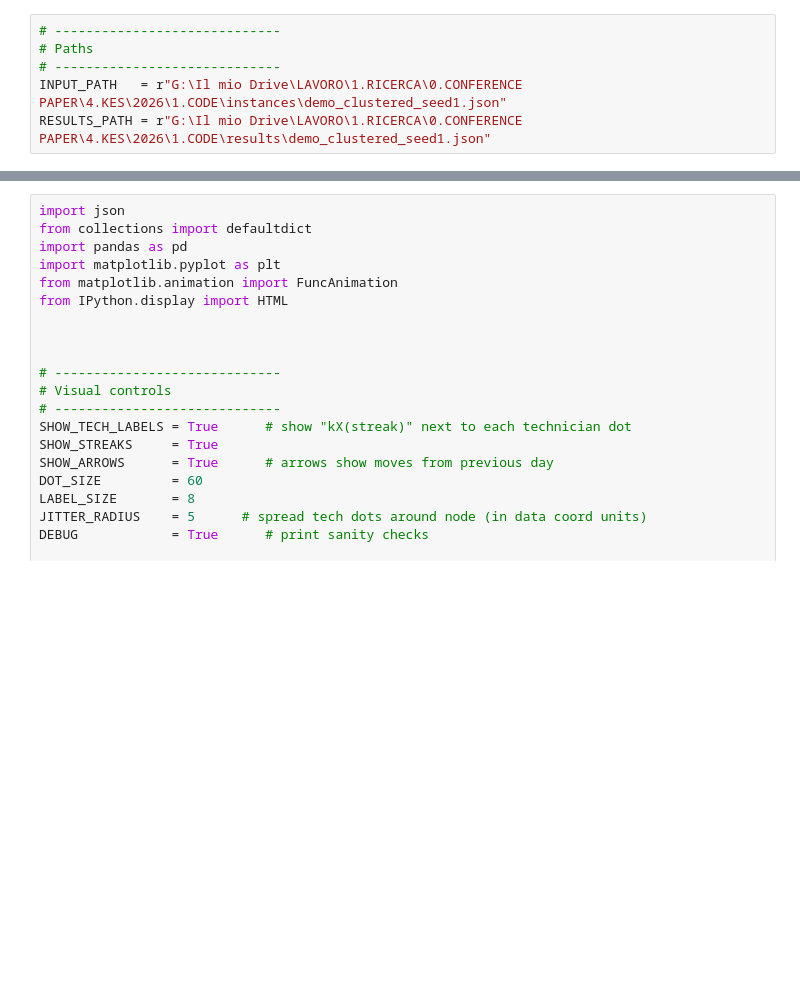
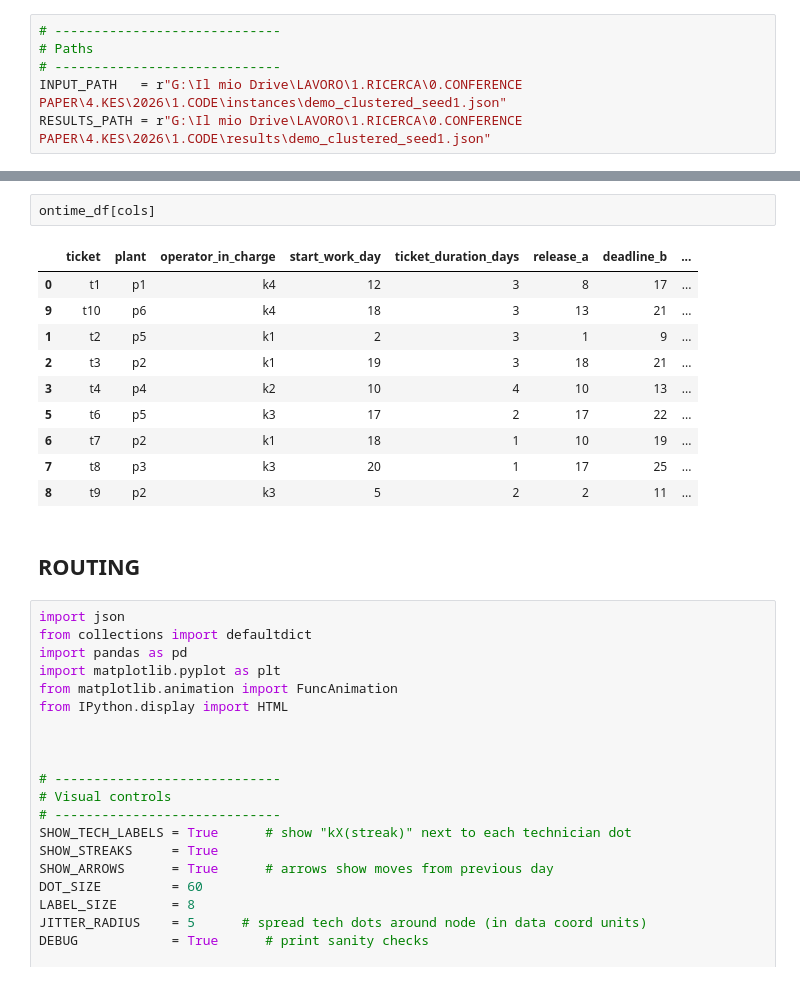
Before and after one commit to MatteoG96/A-Skill-Based-Technician-Routing-and-Scheduling-Model, a Jupyter notebook: results_analysis.ipynb, the cells around one changed output, grey strips where cells are left out. Cells and saved outputs as stored; diff of their text form; blank space fills up the shorter version.

```diff
--- a/results_analysis.ipynb
+++ b/results_analysis.ipynb
@@ -925,3 +1024,18 @@ Index: []
+# %%
+ontime_df[cols]
+# %% [output]
+|  | ticket | plant | operator_in_charge | start_work_day | ticket_duration_days | release_a | deadline_b | ... |
+| 0 | t1 | p1 | k4 | 12 | 3 | 8 | 17 | ... |
+| 9 | t10 | p6 | k4 | 18 | 3 | 13 | 21 | ... |
+| 1 | t2 | p5 | k1 | 2 | 3 | 1 | 9 | ... |
+| 2 | t3 | p2 | k1 | 19 | 3 | 18 | 21 | ... |
+| 3 | t4 | p4 | k2 | 10 | 4 | 10 | 13 | ... |
+| 5 | t6 | p5 | k3 | 17 | 2 | 17 | 22 | ... |
+| 6 | t7 | p2 | k1 | 18 | 1 | 10 | 19 | ... |
+| 7 | t8 | p3 | k3 | 20 | 1 | 17 | 25 | ... |
+| 8 | t9 | p2 | k3 | 5 | 2 | 2 | 11 | ... |
+# %% [markdown]
+## ROUTING
 # %%
 import json
 from collections import defaultdict
```
Also changed, not shown: parts of 11 cells of this notebook, 4 other files.
